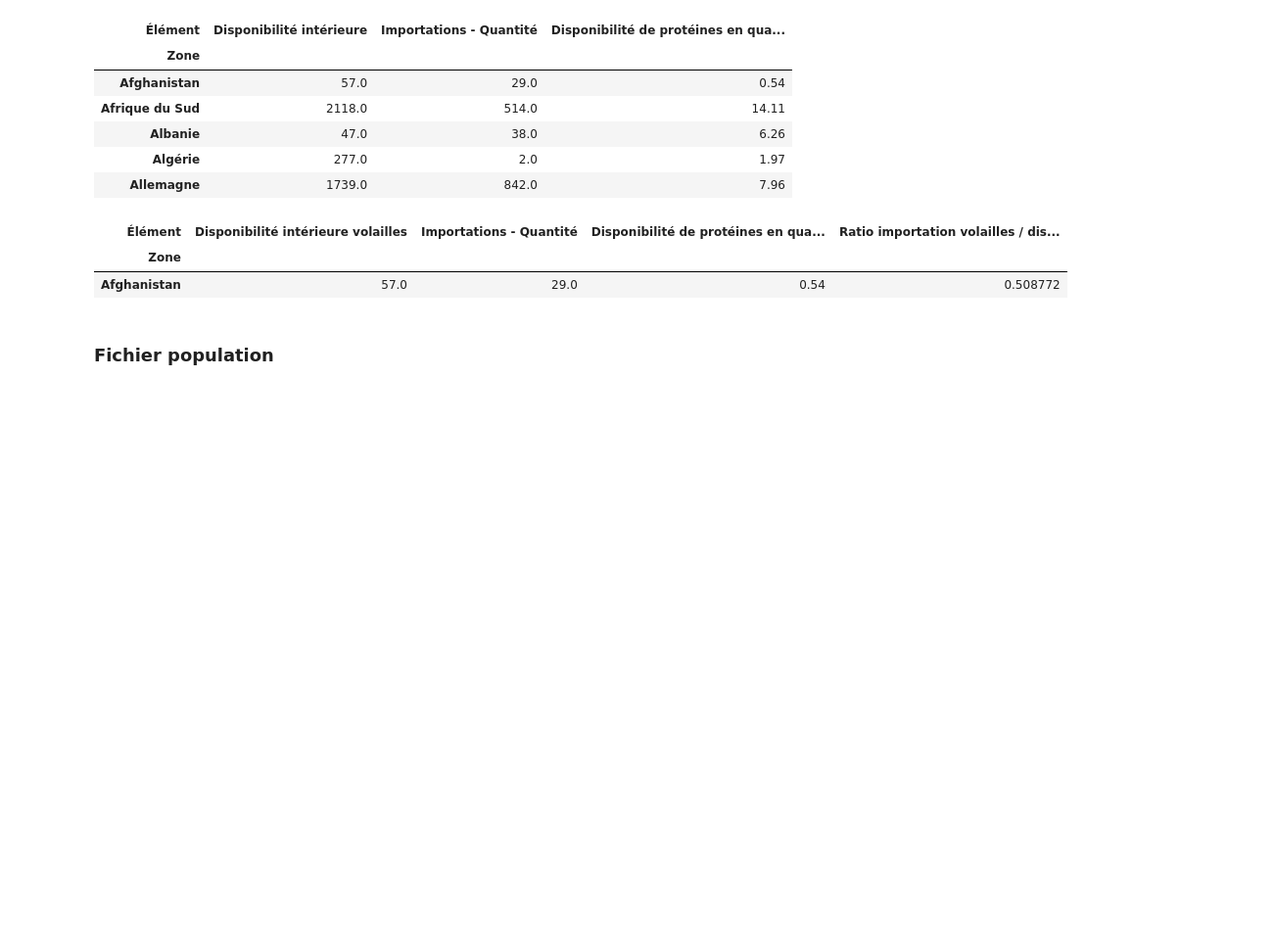
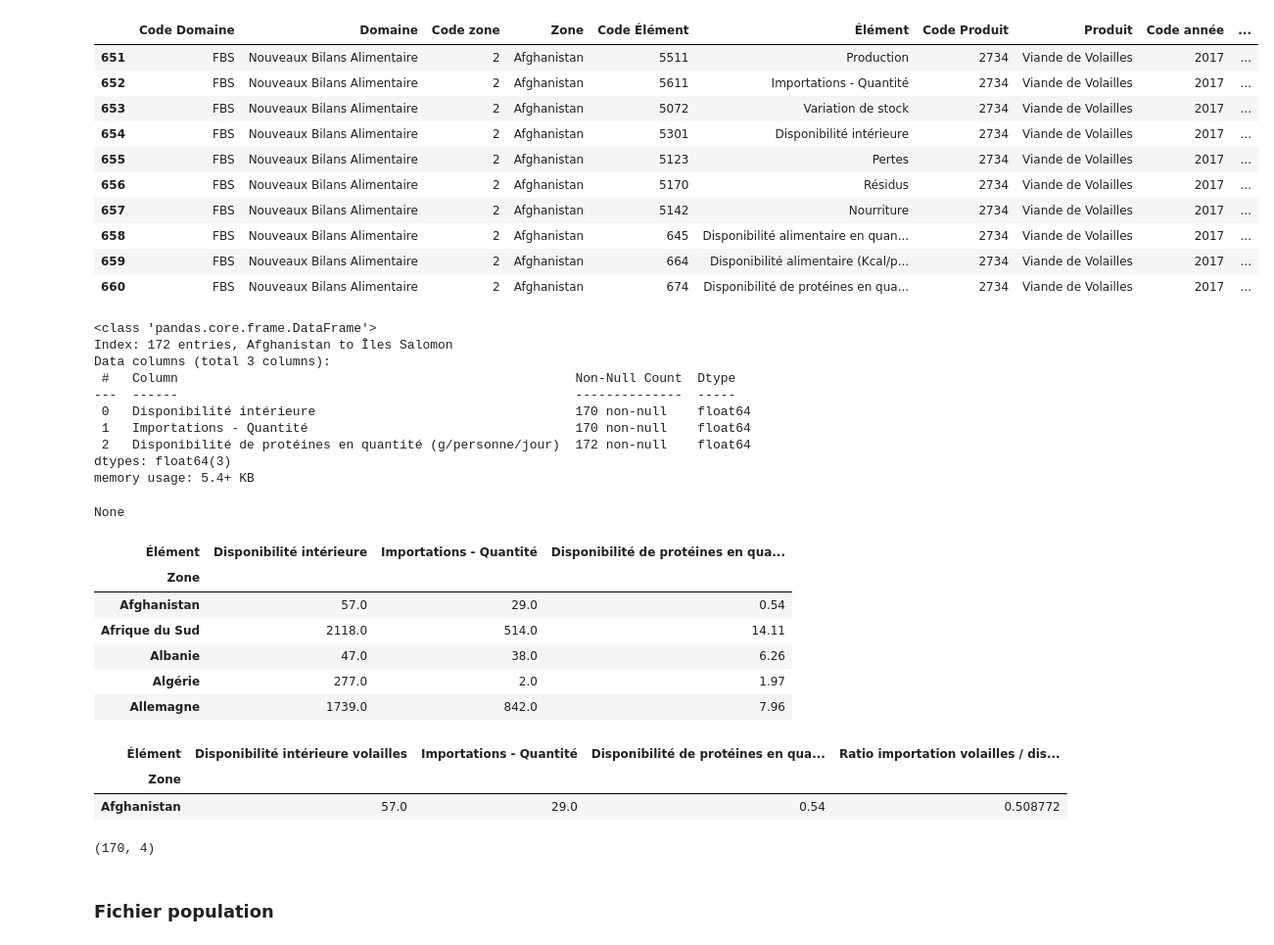
Before and after one commit to BahiaB/DA-P9, a Jupyter notebook: nettoyage.ipynb, the cells around one changed output. Shown at 98% size. Cells and saved outputs as stored; diff of their text form; code cells hidden in the pictures; blank space fills up the shorter version.

```diff
--- a/nettoyage.ipynb
+++ b/nettoyage.ipynb
@@ -19,16 +19,40 @@ iso3 = pd.read_csv('./sources/countries-codes.csv', sep=';')
 # %%
 # On ne garde que la quantité d'importation  et la disponibilité interieur de  volail par pays pour 2017 et 2013
 poultry = dispo[dispo['Code Produit']==2734]
 poultry.nunique()
 
-#display(poultry[:10])
+display(poultry[:10])
 
 importation2017 = pd.pivot(data=poultry, index="Zone",columns=["Élément"], values=["Valeur"])
 importation2017= importation2017.Valeur[["Disponibilité intérieure","Importations - Quantité", "Disponibilité de protéines en quantité (g/personne/jour)"]]
 #dispo2013 = pd.pivot(data=dispo_2013,index="Zone", columns=["Élément"], values=["Valeur"])
+display(importation2017.info())
 #dispo2013.rename(columns={"Disponibilité alimentaire (Kcal/personne/jour)": "Disponibilité alimentaire (Kcal/personne/jour) 2013",
  #               "Disponibilité intérieure": "Disponibilité intérieure 2013", "Importations - Quantité": "Importations - Quantité2013"}, inplace=True)
 #dispo2013 = dispo2013.Valeur[["Disponibilité intérieure 2013","Importations - Quantité2013"]]
+# %% [output]
+|  | Code Domaine | Domaine | Code zone | Zone | Code Élément | Élément | Code Produit | Produit | Code année | ... |
+| 651 | FBS | Nouveaux Bilans Alimentaire | 2 | Afghanistan | 5511 | Production | 2734 | Viande de Volailles | 2017 | ... |
+| 652 | FBS | Nouveaux Bilans Alimentaire | 2 | Afghanistan | 5611 | Importations - Quantité | 2734 | Viande de Volailles | 2017 | ... |
+| 653 | FBS | Nouveaux Bilans Alimentaire | 2 | Afghanistan | 5072 | Variation de stock | 2734 | Viande de Volailles | 2017 | ... |
+| 654 | FBS | Nouveaux Bilans Alimentaire | 2 | Afghanistan | 5301 | Disponibilité intérieure | 2734 | Viande de Volailles | 2017 | ... |
+| 655 | FBS | Nouveaux Bilans Alimentaire | 2 | Afghanistan | 5123 | Pertes | 2734 | Viande de Volailles | 2017 | ... |
+| 656 | FBS | Nouveaux Bilans Alimentaire | 2 | Afghanistan | 5170 | Résidus | 2734 | Viande de Volailles | 2017 | ... |
+| 657 | FBS | Nouveaux Bilans Alimentaire | 2 | Afghanistan | 5142 | Nourriture | 2734 | Viande de Volailles | 2017 | ... |
+| 658 | FBS | Nouveaux Bilans Alimentaire | 2 | Afghanistan | 645 | Disponibilité alimentaire en quan... | 2734 | Viande de Volailles | 2017 | ... |
+| 659 | FBS | Nouveaux Bilans Alimentaire | 2 | Afghanistan | 664 | Disponibilité alimentaire (Kcal/p... | 2734 | Viande de Volailles | 2017 | ... |
+| 660 | FBS | Nouveaux Bilans Alimentaire | 2 | Afghanistan | 674 | Disponibilité de protéines en qua... | 2734 | Viande de Volailles | 2017 | ... |
+<class 'pandas.core.frame.DataFrame'>
+Index: 172 entries, Afghanistan to Îles Salomon
+Data columns (total 3 columns):
+ #   Column                                                    Non-Null Count  Dtype
+---  ------                                                    --------------  -----
+ 0   Disponibilité intérieure                                  170 non-null    float64
+ 1   Importations - Quantité                                   170 non-null    float64
+ 2   Disponibilité de protéines en quantité (g/personne/jour)  172 non-null    float64
+dtypes: float64(3)
+memory usage: 5.4+ KB
+None
 # %%
 #complete = pd.merge(left=importation2017, right=dispo2013, on='Zone', how='left')
 #display(poultry)
@@ -45,6 +70,9 @@ complete['Ratio importation volailles / disponibilité interieure volailles 2017
 complete = complete.rename(columns={'Disponibilité intérieure': 'Disponibilité intérieure volailles', 'Ratio importation volailles / disponibilité interieure volailles 2017': 'Ratio importation volailles / disponibilité interieure volailles'})
 #complete.info()'''
 display(complete[:1])
+#display(complete.isna()== "True")
+complete= complete.dropna()
+complete.shape
 # %% [output]
 | Élément | Disponibilité intérieure | Importations - Quantité | Disponibilité de protéines en qua... |
 | Zone |  |  |  |
@@ -56,6 +84,7 @@ display(complete[:1])
 | Élément | Disponibilité intérieure volailles | Importations - Quantité | Disponibilité de protéines en qua... | Ratio importation volailles / dis... |
 | Zone |  |  |  |  |
 | Afghanistan | 57.0 | 29.0 | 0.54 | 0.508772 |
+(170, 4)
 # %% [markdown]
 ### Fichier population
 # %%
```
Also changed, not shown: parts of 5 cells of this notebook, 2 other files.
